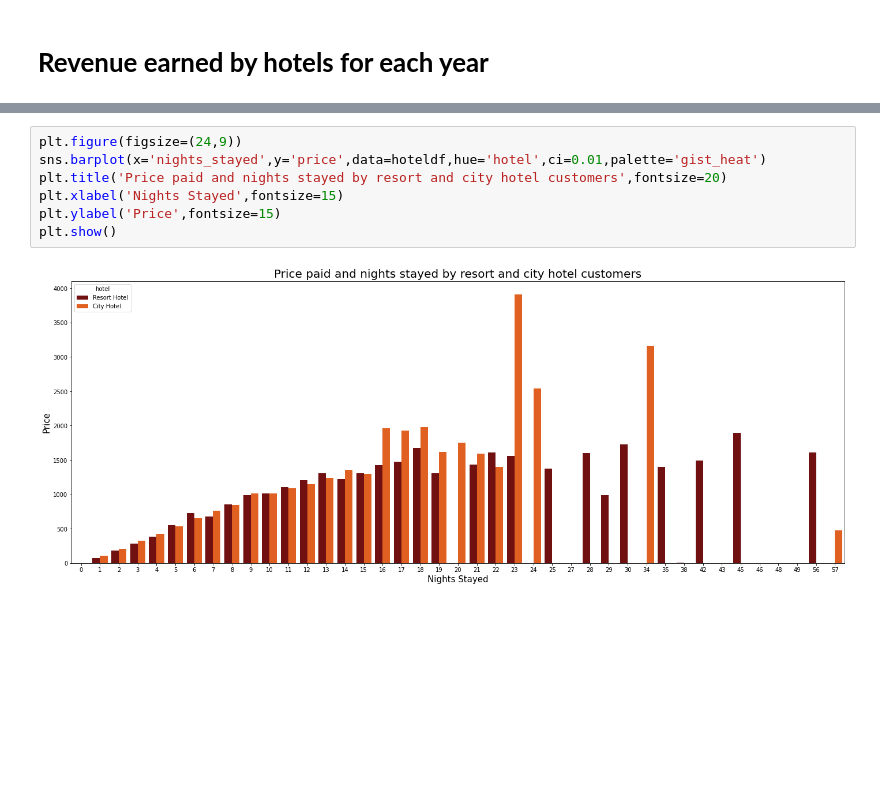
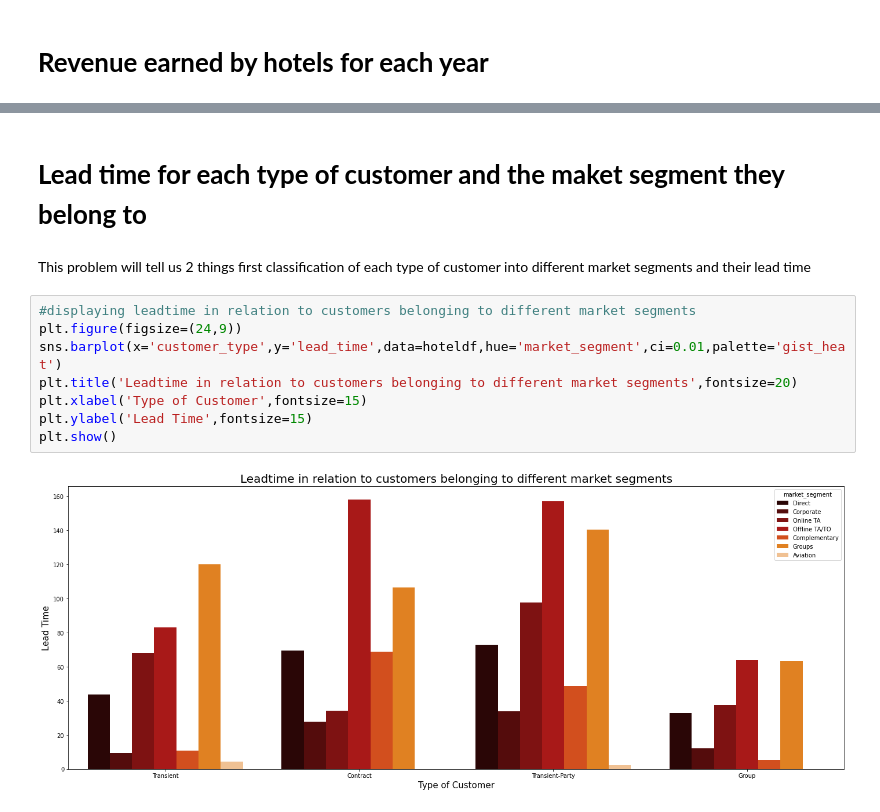
Before and after one commit to LuvMutreja/Hotel-booking-analysis, a Jupyter notebook: Hotel_Booking_Analysis_Capstone_Project.ipynb, the cells around one changed output, grey strips where cells are left out. Drawn from its saved outputs; the diff is of its cells as text; blank space fills up the shorter version.

```diff
--- a/Hotel_Booking_Analysis_Capstone_Project.ipynb
+++ b/Hotel_Booking_Analysis_Capstone_Project.ipynb
@@ -544,9 +577,14 @@ plt.show()
+# %% [markdown]
+# **Lead time for each type of customer and the maket segment they belong to**
+# %% [markdown]
+This problem will tell us 2 things first classification of each type of customer into different market segments and their lead time
 # %%
+#displaying leadtime in relation to customers belonging to different market segments
 plt.figure(figsize=(24,9))
-sns.barplot(x='nights_stayed',y='price',data=hoteldf,hue='hotel',ci=0.01,palette='gist_heat')
-plt.title('Price paid and nights stayed by resort and city hotel customers',fontsize=20)
-plt.xlabel('Nights Stayed',fontsize=15)
-plt.ylabel('Price',fontsize=15)
+sns.barplot(x='customer_type',y='lead_time',data=hoteldf,hue='market_segment',ci=0.01,palette='gist_heat')
+plt.title('Leadtime in relation to customers belonging to different market segments',fontsize=20)
+plt.xlabel('Type of Customer',fontsize=15)
+plt.ylabel('Lead Time',fontsize=15)
 plt.show()
 # %% [output]
-[figure, old version]
+[figure, new version]
```
Also changed, not shown: parts of 25 cells of this notebook.
